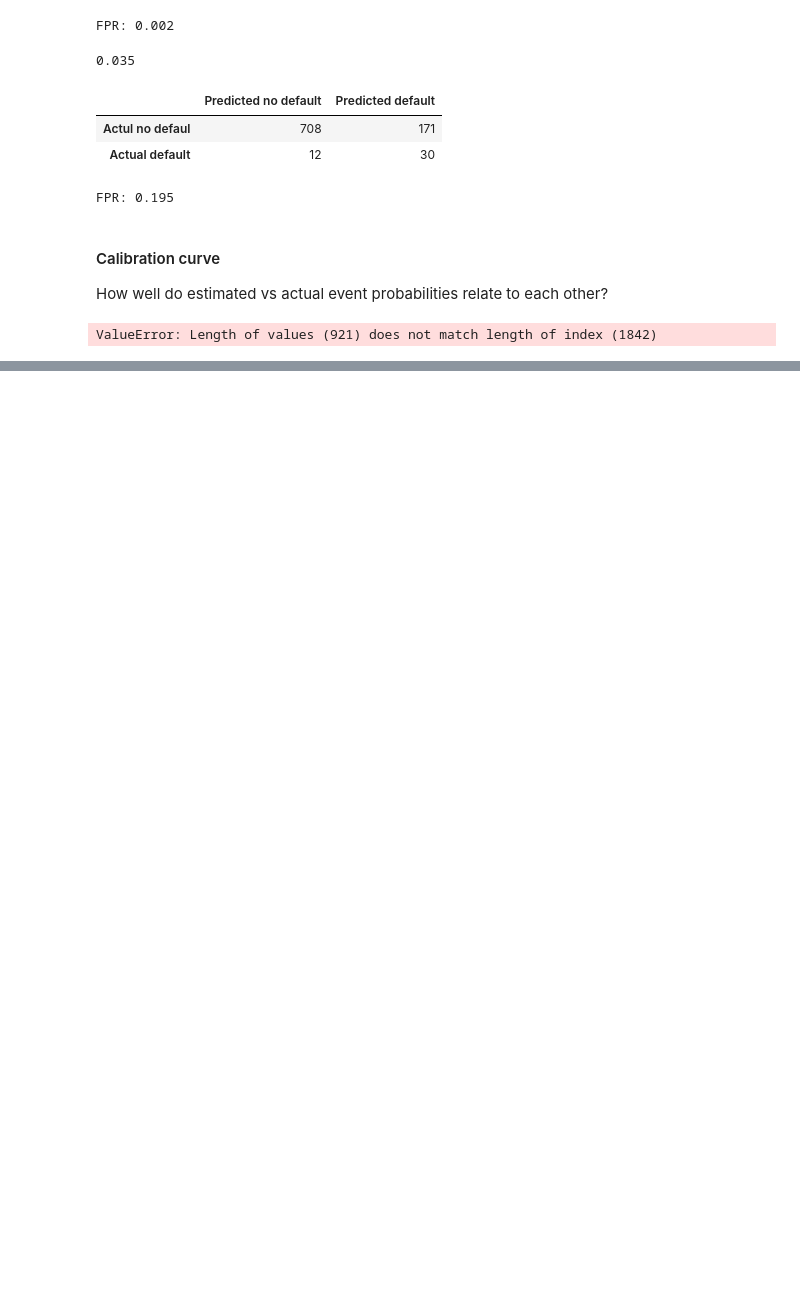
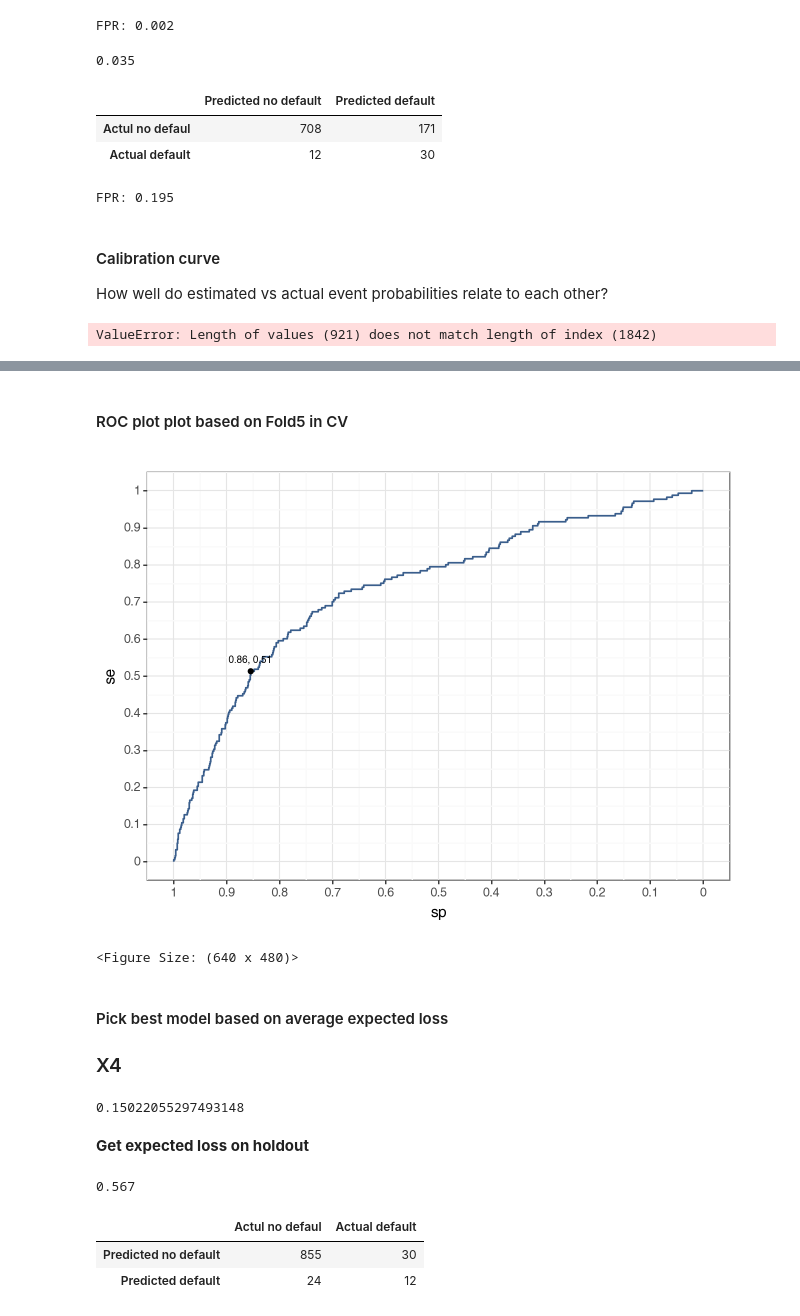
Before and after one commit to mateschieszler/DA3-A3, a Jupyter notebook: DA3_A3_code.ipynb, the cells around one changed output, grey strips where cells are left out. Drawn from its saved outputs; the diff is of its cells as text; code cells hidden in the pictures; blank space fills up the shorter version.

```diff
--- a/DA3_A3_code.ipynb
+++ b/DA3_A3_code.ipynb
@@ -2034,0 +2146,36 @@ ValueError: Length of values (921) does not match length of index (1842)
+# %% [markdown]
+#### ROC plot plot based on Fold5 in CV
+# %%
+model_to_plot = 'X1'
+create_roc_plot_with_optimal(fold5_all_coords[model_to_plot], fold5_threshold[model_to_plot])
+# %% [output]
+[figure, added]
+<Figure Size: (640 x 480)>
+# %% [markdown]
+#### Pick best model based on average expected loss
+
+### X4
+# %%
+best_logit_optimal_treshold = best_thresholds_cv["LASSO"]
+best_logit_optimal_treshold
+# %% [output]
+0.15022055297493148
+# %% [markdown]
+**Get expected loss on holdout**
+# %%
+holdout_treshold = np.where(logit_predicted_probabilities_holdout < best_logit_optimal_treshold, 0, 1)
+tn, fp, fn, tp = confusion_matrix(y_holdout, holdout_treshold, labels=[0,1]).ravel()
+expected_loss_holdout = (fp*FP + fn*FN)/len(y_holdout)
+round(expected_loss_holdout, 3)
+# %% [output]
+0.567
+# %%
+cm_object3 = confusion_matrix(y_holdout, holdout_treshold, labels=[0,1])
+cm3 = pd.DataFrame(cm_object3,
+    index=['Actul no defaul', 'Actual default'],
+    columns=['Predicted no default', 'Predicted default'])
+cm3.T
+# %% [output]
+|  | Actul no defaul | Actual default |
+| Predicted no default | 855 | 30 |
+| Predicted default | 24 | 12 |
```
Also changed, not shown: parts of 65 cells of this notebook.
